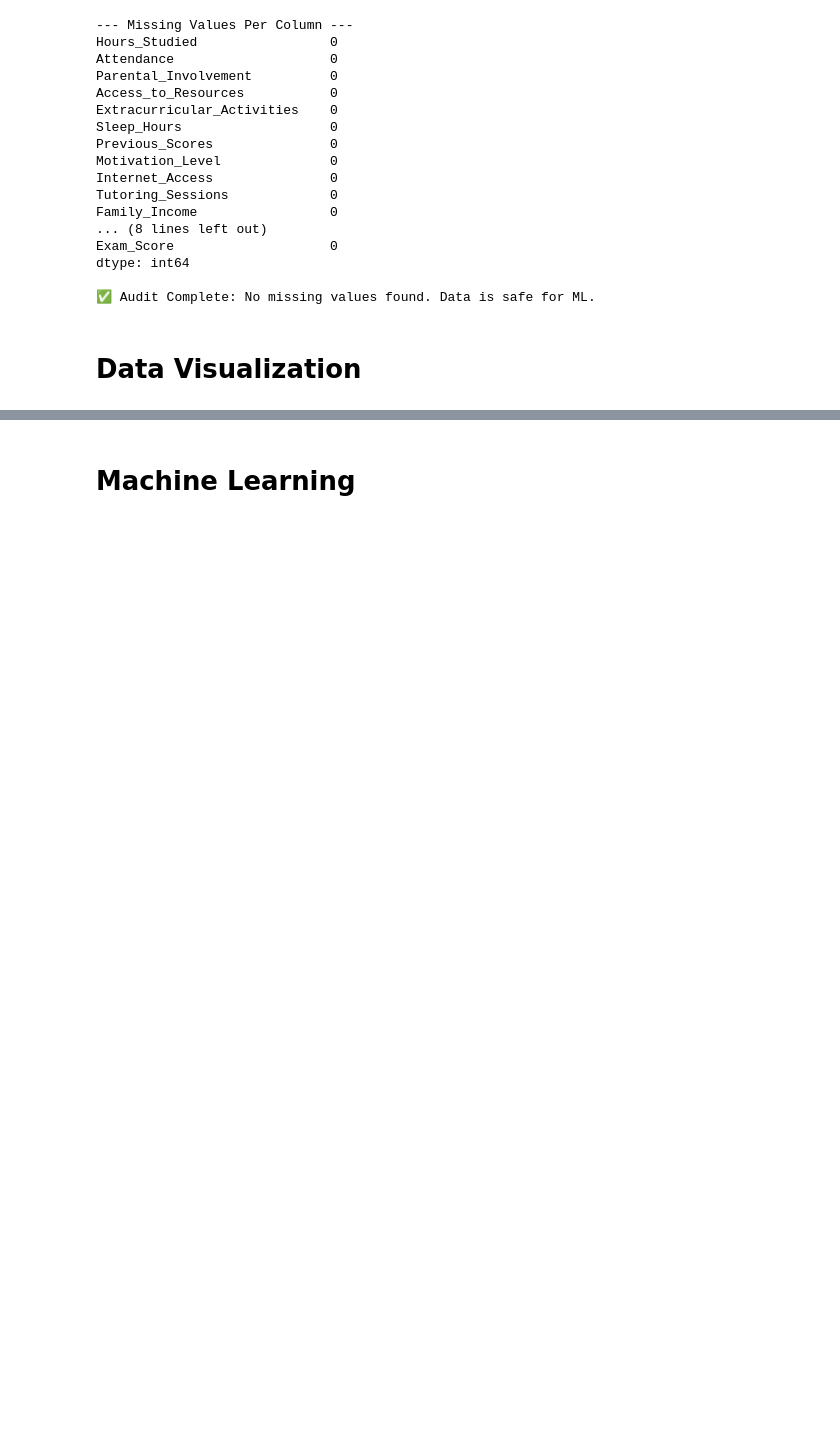
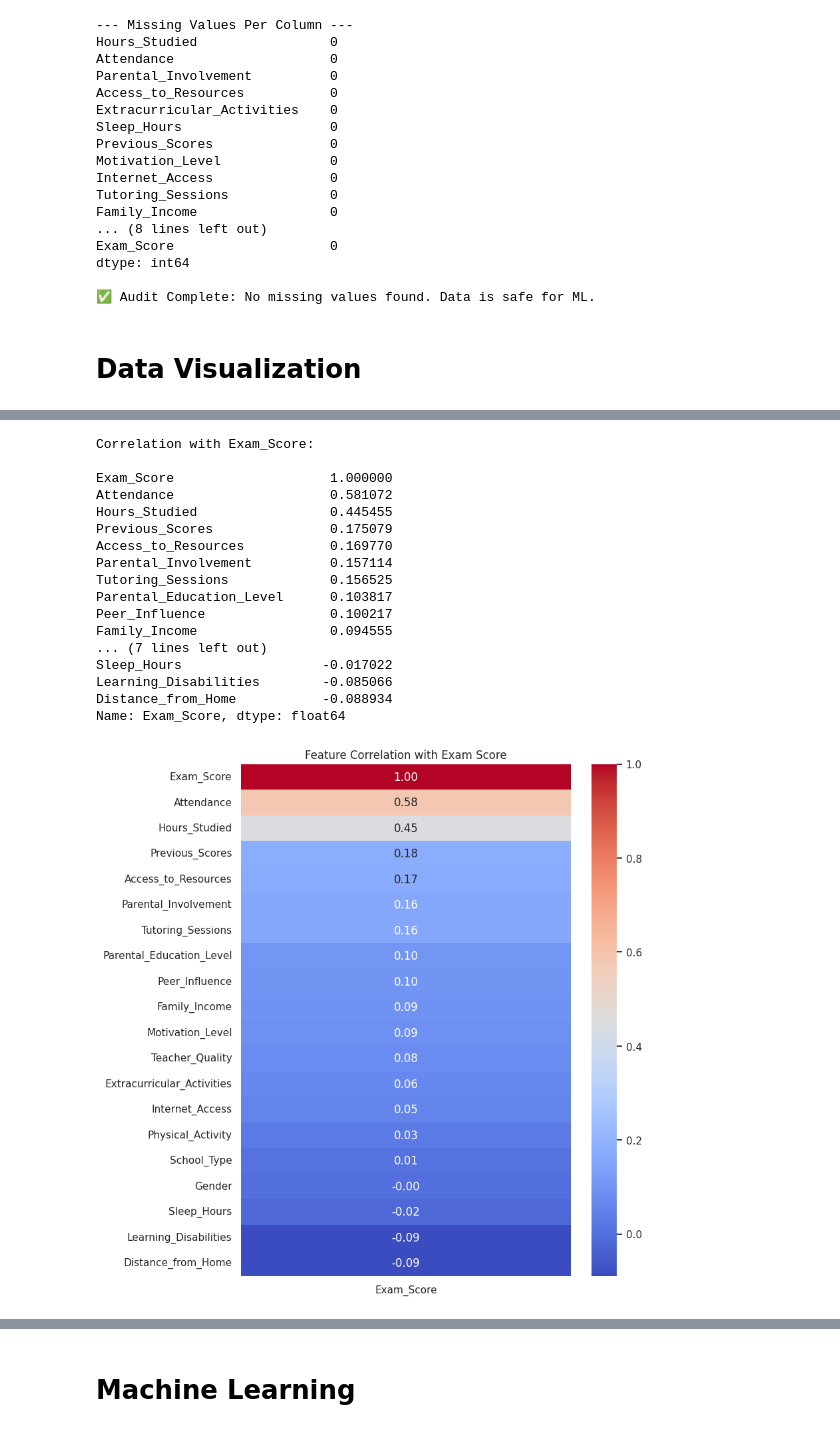
Before and after one commit to stha-kaustuv/Student-Performance-Tracker, a Jupyter notebook: notebooks/analysis.ipynb, the cells around one changed output, grey strips where cells are left out. Cells and saved outputs as stored; diff of their text form; code cells hidden in the pictures; blank space fills up the shorter version.

```diff
--- a/notebooks/analysis.ipynb
+++ b/notebooks/analysis.ipynb
@@ -226,14 +226,23 @@ encoded_cols = [
     "Gender",
 ]
 df[encoded_cols] = df[encoded_cols].apply(pd.to_numeric, errors="coerce")
-# print(df[encoded_cols].dtypes)
+
+# Ensure target is numeric
+df["Exam_Score"] = pd.to_numeric(df["Exam_Score"], errors="coerce")
+
+# -----------------------------
+# Step 2: Select numeric columns
+# -----------------------------
+numeric_df = df.select_dtypes(include=["int64", "float64"])
+
+# -----------------------------
+# Step 3: Full correlation heatmap (exploration)
+# -----------------------------
 sns.set_theme(style="whitegrid")
-# Create a heatmap for numerical features
+
 plt.figure(figsize=(12, 8))
-numeric_df = df.select_dtypes(include=["int64", "float64"])
 sns.heatmap(numeric_df.corr(), annot=True, cmap="coolwarm", fmt=".2f")
-plt.title("Correlation Heatmap of Student Factors")
+plt.title("Full Correlation Heatmap (All Features)")
 plt.show()
-print(df.info())
 # %% [output]
 [figure]
@@ -256,0 +249,58 @@ None
+# %%
+corr_with_exam = numeric_df.corr()["Exam_Score"].sort_values(ascending=False)
+
+print("\nCorrelation with Exam_Score:\n")
+print(corr_with_exam)
+
+# -----------------------------
+# Step 5: Heatmap focused on Exam_Score
+# -----------------------------
+plt.figure(figsize=(8, 10))
+sns.heatmap(corr_with_exam.to_frame(), annot=True, cmap="coolwarm", fmt=".2f")
+plt.title("Feature Correlation with Exam Score")
+plt.show()
+
+# -----------------------------
+# Step 6: Top driving factors
+# -----------------------------
+top_factors = corr_with_exam.drop("Exam_Score").head(5)
+
+print("\nTop 5 Factors Affecting Exam Score:\n")
+print(top_factors)
+
+# -----------------------------
+# Step 7: Bar chart for top factors
+# -----------------------------
+plt.figure(figsize=(8, 5))
+top_factors.plot(kind="bar")
+plt.title("Top Factors Influencing Exam Score")
+plt.xlabel("Features")
+plt.ylabel("Correlation")
+plt.xticks(rotation=45)
+plt.tight_layout()
+plt.show()
+
+# -----------------------------
+# Optional: Data info
+# -----------------------------
+print("\nData Info:\n")
+print(df.info())
+# %% [output]
+Correlation with Exam_Score:
+
+Exam_Score                    1.000000
+Attendance                    0.581072
+Hours_Studied                 0.445455
+Previous_Scores               0.175079
+Access_to_Resources           0.169770
+Parental_Involvement          0.157114
+Tutoring_Sessions             0.156525
+Parental_Education_Level      0.103817
+Peer_Influence                0.100217
+Family_Income                 0.094555
+... (7 lines left out)
+Sleep_Hours                  -0.017022
+Learning_Disabilities        -0.085066
+Distance_from_Home           -0.088934
+Name: Exam_Score, dtype: float64
+[figure, added]
```
Also changed, not shown: parts of 2 cells of this notebook, 1 other file.
